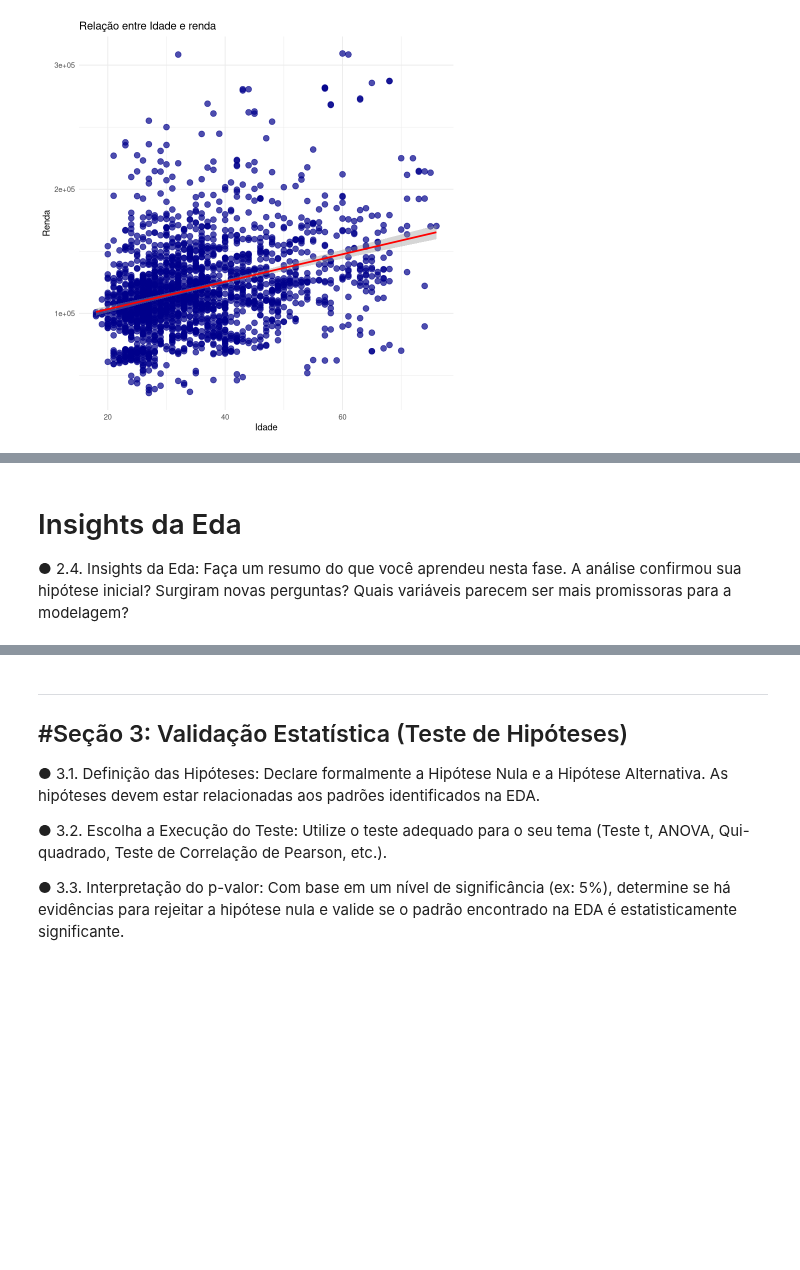
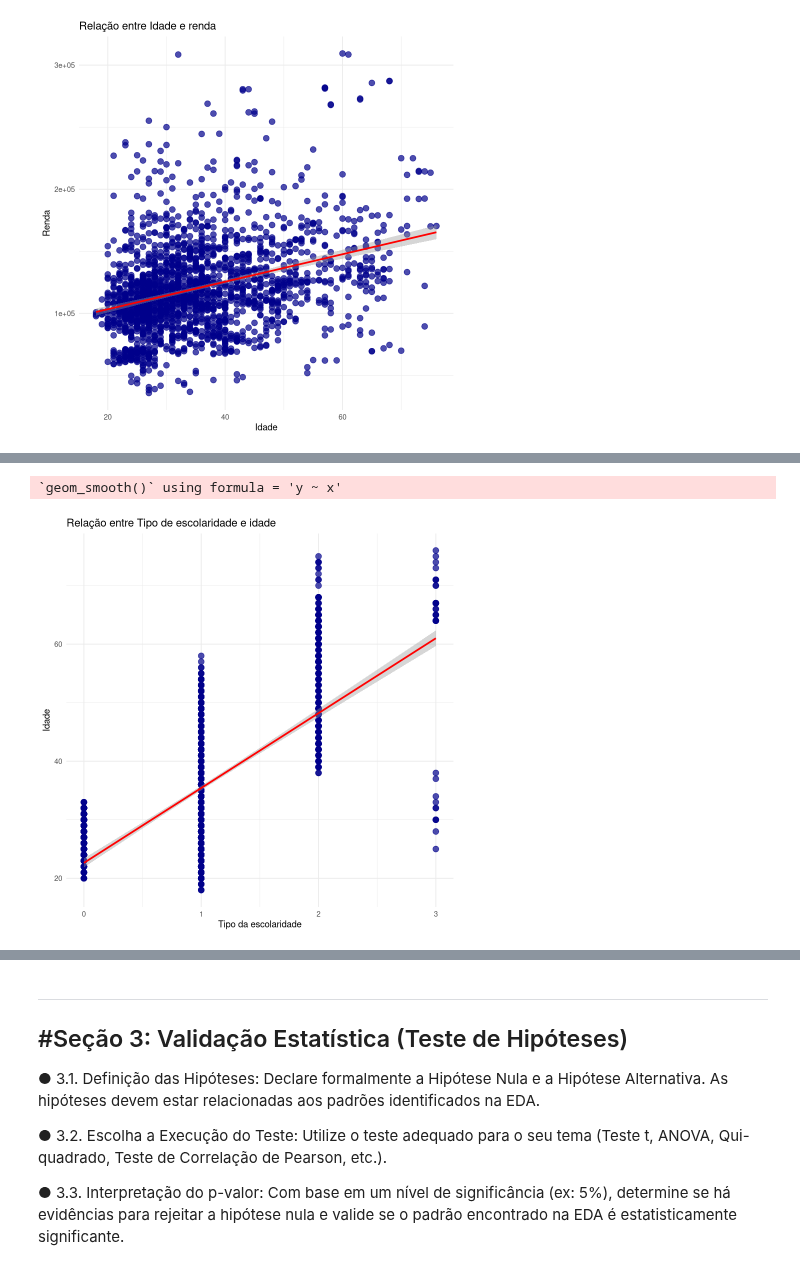
Before and after one commit to ThAlvesM/Kmean_2026-1, a Jupyter notebook: Kmean_2026-1.ipynb, the cells around one changed output, grey strips where cells are left out. Cells and saved outputs as stored; diff of their text form; code cells hidden in the pictures; blank space fills up the shorter version.

```diff
--- a/Kmean_2026-1.ipynb
+++ b/Kmean_2026-1.ipynb
@@ -589,6 +619,11 @@ ggplot(dataset_sem_id, aes(x = Occupation, y = Income)) +
-# %% [markdown]
-# Insights da Eda
-
-● 2.4. Insights da Eda: Faça um resumo do que você aprendeu nesta fase. A análise
-confirmou sua hipótese inicial? Surgiram novas perguntas? Quais variáveis parecem
-ser mais promissoras para a modelagem?
+# %%
+ggplot(dataset_sem_id, aes(x = Education, y = Age)) +
+  geom_point(color = "darkblue", size = 3, alpha = 0.7) +
+  geom_smooth(method = "lm", color = "red", se = TRUE) +
+  theme_minimal() +
+  labs(title = "Relação entre Tipo de escolaridade e idade",
+       x = "Tipo da escolaridade",
+       y = "Idade")
+# %% [output]
+`geom_smooth()` using formula = 'y ~ x'
+[figure, added]
```
Also changed, not shown: parts of 31 cells of this notebook, 3 other files.
